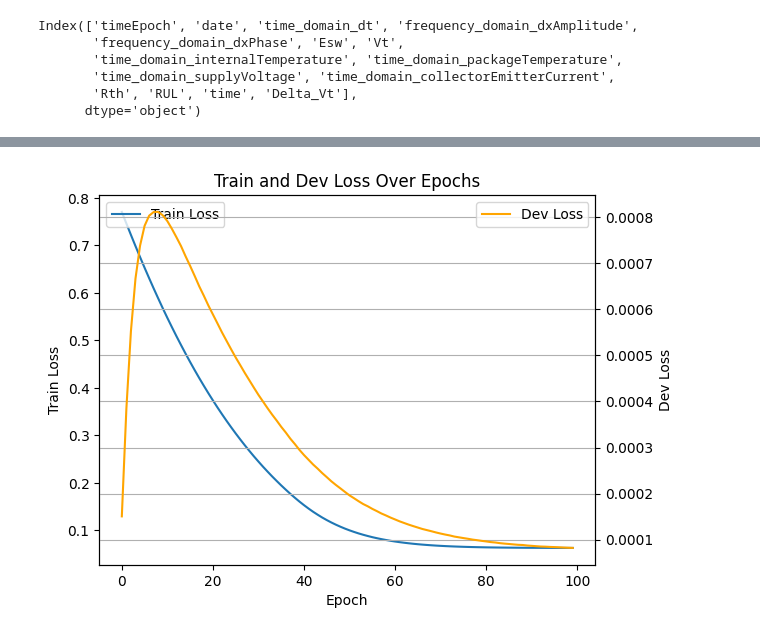
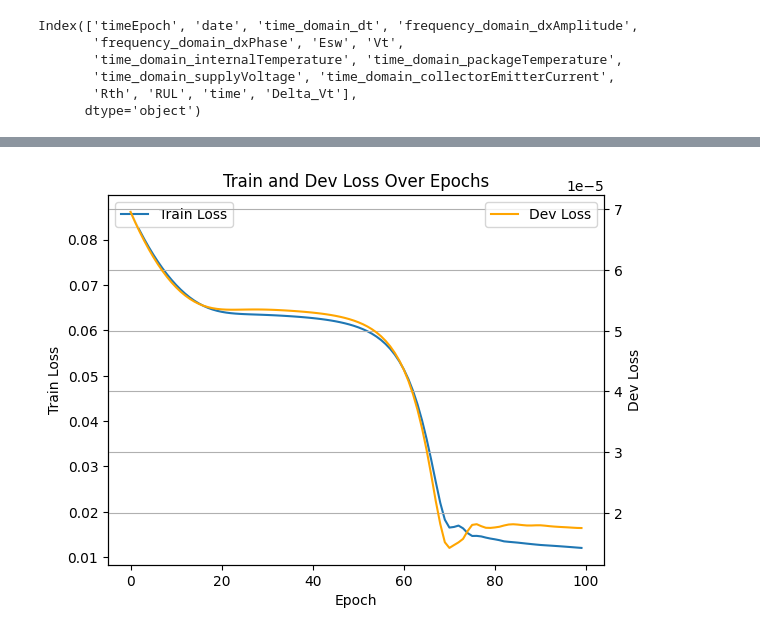
Before and after one commit to snorklerjoe/lifetime-prediction-machine-learning, a Jupyter notebook: model.ipynb, the cells around one changed output, grey strips where cells are left out. Drawn from its saved outputs; the diff is of its cells as text; code cells hidden in the pictures.

```diff
--- a/model.ipynb
+++ b/model.ipynb
@@ -81,12 +97,10 @@ class RULModel(torch.nn.Module):
     """ Contains a CNN fed by Esw, an LSTM fed by Rth and Vt, and a cross attention layer that combines the CNN and LSTM outputs to predict RUL. """
     def __init__(self, input_size: int, hidden_size: int, num_layers: int):
         super(RULModel, self).__init__()
-        self.cnnconv1=    torch.nn.Conv1d(in_channels=1, out_channels=hidden_size, kernel_size=7, padding='same', dilation=2)
-        self.cnnconv2=    torch.nn.Conv1d(in_channels=1, out_channels=hidden_size, kernel_size=5, padding='same')
+        self.cnnconv1=    torch.nn.Conv1d(in_channels=1, out_channels=hidden_size, kernel_size=7, padding='same', dilation=16)
+        self.cnnconv2=    torch.nn.Conv1d(in_channels=hidden_size, out_channels=hidden_size, kernel_size=5, padding='same')
         self.cnnrelu =    torch.nn.ReLU()
         self.cnnbn = torch.nn.BatchNorm1d(hidden_size)
-        # self.cnnpool =  torch.nn.AdaptiveAvgPool1d(1)
-        self.cnnpool =  torch.nn.AvgPool1d(kernel_size=4, stride=4)  # Downsample by a factor of 4 to reduce sequence length for attention
         self.lstm = torch.nn.LSTM(input_size=input_size, hidden_size=hidden_size, num_layers=num_layers, batch_first=True)
         self.attention = torch.nn.MultiheadAttention(embed_dim=hidden_size, num_heads=2, batch_first=True)
         self.fc = torch.nn.Linear(hidden_size, 1)
@@ -103,18 +117,16 @@ class RULModel(torch.nn.Module):
         cnn_out = self.cnnconv2(cnn_out)
         cnn_out = self.cnnrelu(cnn_out)
         cnn_out = self.cnnbn(cnn_out)
-        cnn_out = self.cnnpool(cnn_out).transpose(1,2)
+        cnn_out = cnn_out.transpose(1,2)  # (batch, seq_len, hidden_size)
 
         # LSTM branch for Rth and Vt
         lstm_out, _ = self.lstm(rth_vt)
 
         # Cross attention between CNN and LSTM outputs
-        attn_output, _ = self.attention(cnn_out, lstm_out,  lstm_out)
+        attn_output, _ = self.attention(cnn_out, lstm_out, lstm_out)
 
-        # Final RUL prediction
-        # rul_pred = self.fc(attn_output[:, 0, :])  # Want a scalar
-        rul_pred = self.fc(cnn_out)  # Want a scalar
-        # rul_pred = self.fc(lstm_out[:, 0, :])  # Want a scalar
+        # Final RUL prediction using fused attention output
+        rul_pred = self.fc(attn_output)  # Per-timestep predictions: (batch, seq_len, 1)
 
         return rul_pred
 # %%
@@ -170,7 +182,7 @@ def train_model(model, data_train, data_dev, num_epochs=100, learning_rate=0.001
             #     for window_size in range(8, len(device_data))
             # ], dtype=torch.float32).to(device)  # (batch_size,)
 
-            esw = torch.tensor([device_data['Esw'].values], dtype=torch.float32).unsqueeze(0).to(device)
+            esw = torch.tensor(device_data['Esw'].values, dtype=torch.float32).unsqueeze(0).to(device)
             rth_vt = torch.tensor(device_data[['Rth', 'Delta_Vt']].values, dtype=torch.float32).unsqueeze(0).to(device)
 
             # Get rul at the end of the window
@@ -195,7 +207,7 @@ def train_model(model, data_train, data_dev, num_epochs=100, learning_rate=0.001
             optimizer.step()
             train_loss += loss.item()
 
-        # Evaluate on development set
+        # Evaluate on development set (full sequence like training)
         model.eval()
         dev_loss = 0.0
         with torch.no_grad():
@@ -204,14 +216,14 @@ def train_model(model, data_train, data_dev, num_epochs=100, learning_rate=0.001
             esw_dev = torch.tensor(data_dev_window['Esw'].values, dtype=torch.float32).unsqueeze(0).to(device)
             rth_vt_dev = torch.tensor(data_dev_window[['Rth', 'Delta_Vt']].values, dtype=torch.float32).unsqueeze(0).to(device)
 
-            # esw_dev = torch.tensor(data_dev_window['Esw'].values, dtype=torch.float32).to(device)
-            # rth_vt_dev = torch.tensor(data_dev_window[['Rth', 'Delta_Vt']].values, dtype=torch.float32).to(device)
-            rul_dev = torch.tensor(data_dev_window.iloc[-1]['RUL'], dtype=torch.float32).to(device) / rul_scale  # Normalize RUL to be between 0 and 1
+            # Get full RUL sequence for dev set (not just final value)
+            rul_dev_full = torch.tensor(data_dev_window['RUL'].values / rul_scale, dtype=torch.float32).to(device)
             rul_pred_dev = model(esw_dev, rth_vt_dev)
 
-            dev_loss += mseloss(rul_pred_dev.squeeze(), rul_dev).item()
+            # Compute loss over full sequence like training
+            dev_loss = 0.7 * mseloss(rul_pred_dev.squeeze(), rul_dev_full) + 0.3 * torch.abs(rul_pred_dev.squeeze() - rul_dev_full).mean()
 
-        print(f"Epoch {epoch+1}/{num_epochs}, Train Loss: {train_loss/len(data_train):.4f}, Dev Loss: {dev_loss/len(data_dev):.4f}")
+        print(f"Epoch {epoch+1}/{num_epochs}, Train Loss: {train_loss/len(data_train):.4f}, Dev Loss: {dev_loss:.4f}")
         allloss += [(train_loss/len(data_train), dev_loss/len(data_dev))]
 
     return allloss
@@ -219,5 +231,5 @@ def train_model(model, data_train, data_dev, num_epochs=100, learning_rate=0.001
 # Train the model...
 
 model = RULModel(input_size=2, hidden_size=32, num_layers=2)
-loss = train_model(model, data_train, data_dev, num_epochs=100, learning_rate=0.0001, batch_size=128)
+loss = train_model(model, data_train, data_dev, num_epochs=100, learning_rate=0.0001, batch_size=256)
 # %% [output]
@@ -225,18 +253,18 @@ RuntimeError: Given groups=1, weight of size [32, 1, 5], expected input[1, 32, 1
 # %%
 
 # plot train, dev loss on separate y-axes:
 plt.title("Train and Dev Loss Over Epochs")
 plt.xlabel("Epoch")
 plt.plot([l[0] for l in loss], label="Train Loss")
 plt.ylabel("Train Loss")
 plt.legend(loc="upper left")
 plt.twinx()
-plt.plot([l[1] for l in loss], label="Dev Loss", color='orange')
+plt.plot([l[1].cpu() for l in loss], label="Dev Loss", color='orange')
 plt.ylabel("Dev Loss")
 plt.legend(loc="upper right")
 plt.grid()
 plt.show()
 # %% [output]
-[figure, old version]
+[figure, new version]
 # %%
 # Plot estimated RUL vs true RUL for the development set
```
Also changed, not shown: parts of 6 cells of this notebook.
